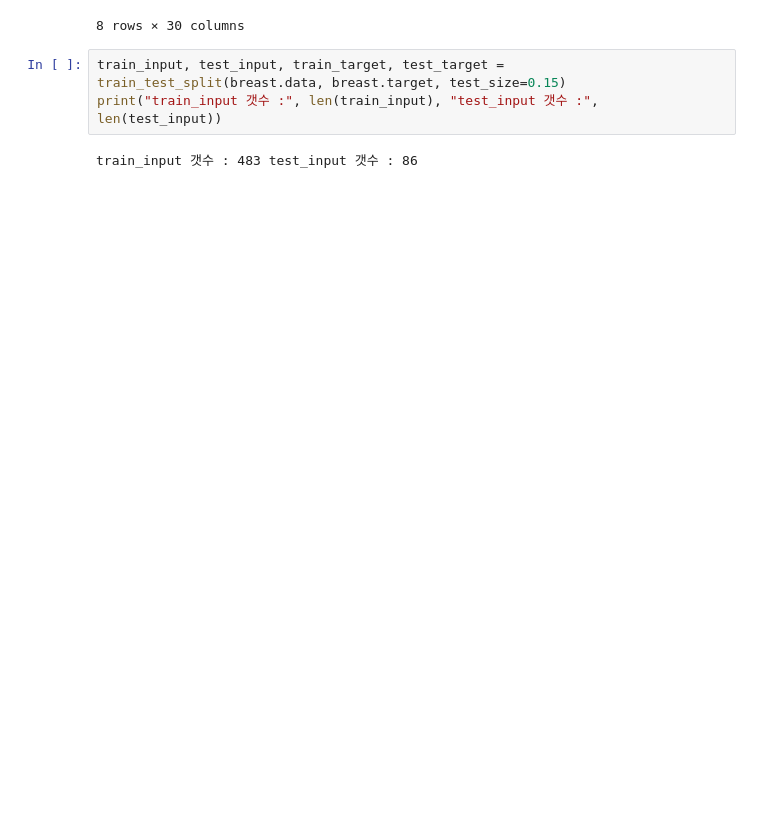
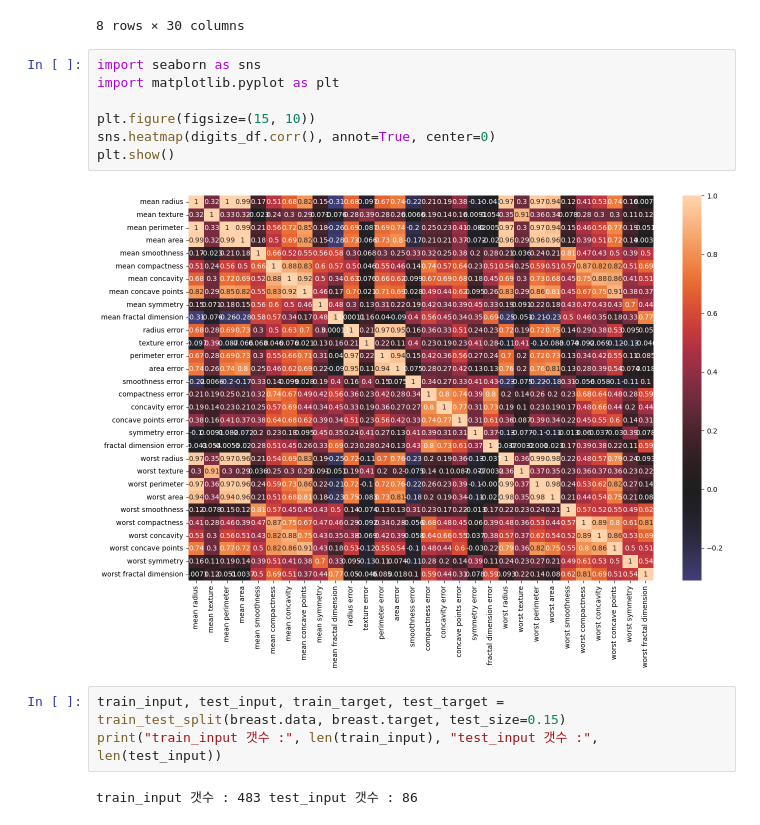
Before and after one commit to leejaesang6098/aiffel_repo, a Jupyter notebook: 0906_project/0906_project.ipynb, the cells around one changed output. Cells and saved outputs as stored; diff of their text form; blank space fills up the shorter version.

```diff
--- a/0906_project/0906_project.ipynb
+++ b/0906_project/0906_project.ipynb
@@ -226,6 +227,15 @@ digits_df.describe()
 | 75% | 15.780000 | 21.800000 | 104.100000 | 782.700000 | 0.105300 | 0.130400 | ... |
 | max | 28.110000 | 39.280000 | 188.500000 | 2501.000000 | 0.163400 | 0.345400 | ... |
 8 rows × 30 columns
+# %%
+import seaborn as sns
+import matplotlib.pyplot as plt
+
+plt.figure(figsize=(15, 10))
+sns.heatmap(digits_df.corr(), annot=True, center=0)
+plt.show()
+# %% [output]
+[figure, added]
 # %%
 train_input, test_input, train_target, test_target = train_test_split(breast.data, breast.target, test_size=0.15)
 print("train_input 갯수 :", len(train_input), "test_input 갯수 :", len(test_input))
```
Also changed, not shown: parts of 5 cells of this notebook.
